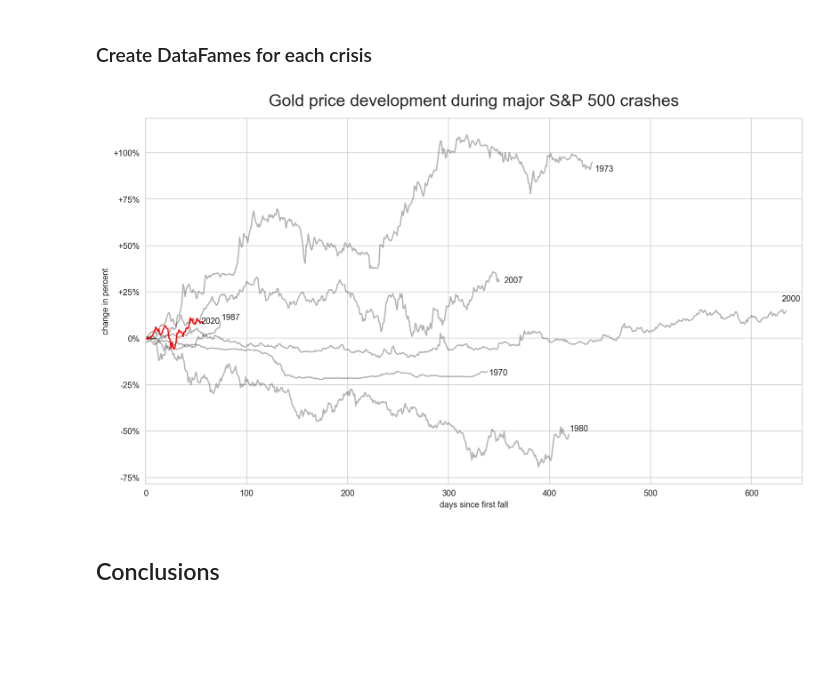
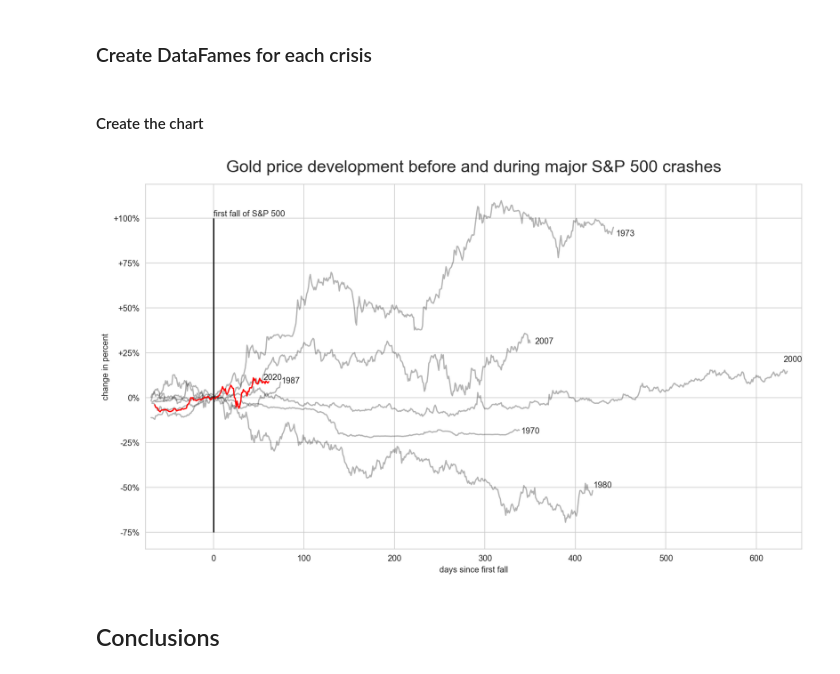
Before and after one commit to MarkusMueller-DS/Gold-development-during-crises, a Jupyter notebook: Gold_development_during_crises.ipynb, the cells around one changed output. Cells and saved outputs as stored; diff of their text form; code cells hidden in the pictures; blank space fills up the shorter version.

```diff
--- a/Gold_development_during_crises.ipynb
+++ b/Gold_development_during_crises.ipynb
@@ -125,7 +106,7 @@ dot_com_bubble = gold_data.loc['2000-03-20':'2002-09-30']
 # Financial crisis of 2007–08: 08.10.2007 - 02.03.2009
 financial_crisis_2007 = gold_data.loc['2007-10-08':'2009-03-02']
 # Corona (2020): 10.02.2020 - till now (01.05.2020)
-corona_2020 = gold_data.loc['2020-02-10':'2020-05-01']
+corona_2020 = gold_data.loc['2020-02-10':'2020-05-07']
 # %%
 # calculate cumulative ptc change for each crisis
 energy_crisis_1970['sum_ptc_change'] = energy_crisis_1970['USD (PM)'].pct_change().cumsum()
@@ -147,3 +159,32 @@ corona_2020['days_in_crisis'] = np.arange(0,len(corona_2020), 1)
+# %%
+# create the DataFrame with
+p_1970 = p_crisis(gold_data, '1969-05-12', 100)
+p_1973 = p_crisis(gold_data, '1969-01-02', 100)
+p_1980 = p_crisis(gold_data, '1980-11-24', 100)
+p_1987 = p_crisis(gold_data, '1987-08-17', 100)
+p_2000 = p_crisis(gold_data, '2000-03-20', 100)
+p_2007 = p_crisis(gold_data, '2007-10-08', 100)
+p_2020 = p_crisis(gold_data, '2020-02-10', 100)
+# %%
+# function to append DataFrames
+def append_DataFrame(p_df, c_df):
+    '''
+    p_df = DataFrame containing the prices prio crisis
+    c_df = DataFrame containign the prices in the crisis
+    '''
+    df = p_df.append(c_df)
+    return df
+# %%
+# create the finale DataFrame with the data before and during the crisis
+energy_crisis_1970 = append_DataFrame(p_1970, energy_crisis_1970)
+oil_crisis_1973 = append_DataFrame(p_1973, oil_crisis_1973)
+early_1980s_recession = append_DataFrame(p_1980, early_1980s_recession)
+black_monday = append_DataFrame(p_1987, black_monday)
+dot_com_bubble = append_DataFrame(p_2000, dot_com_bubble)
+financial_crisis_2007 = append_DataFrame(p_2007, financial_crisis_2007)
+corona_2020 = append_DataFrame(p_2020, corona_2020)
+# %% [markdown]
+#### Create the chart
 # %%
 # set the style to give the chart a grid
 sns.set_style('whitegrid')
@@ -153,30 +194,33 @@ tick_names = ['-75%', '-50%', '-25%', '0%', '+25%', '+50%', '+75%', '+100%']
 # %%
 plt.subplots(figsize=(14,8))
 
 plt.plot(energy_crisis_1970['days_in_crisis'], energy_crisis_1970['sum_ptc_change'], label='1970', color='k', alpha=0.3)
 plt.plot(oil_crisis_1973['days_in_crisis'], oil_crisis_1973['sum_ptc_change'], label='1973', color='k', alpha=0.3)
 plt.plot(early_1980s_recession['days_in_crisis'], early_1980s_recession['sum_ptc_change'], label='1980', color='k', alpha=0.3)
 plt.plot(black_monday['days_in_crisis'], black_monday['sum_ptc_change'], label='1987', color='k', alpha=0.3)
 plt.plot(dot_com_bubble['days_in_crisis'], dot_com_bubble['sum_ptc_change'], label='2000', color='k', alpha=0.3)
 plt.plot(financial_crisis_2007['days_in_crisis'], financial_crisis_2007['sum_ptc_change'], label='2007', color='k', alpha=0.3)
 plt.plot(corona_2020['days_in_crisis'], corona_2020['sum_ptc_change'], label='2020', color='r')
 
 plt.annotate('1970', xy=(340, -0.2))
 plt.annotate('1973', xy=(445, 0.9))
 plt.annotate('1980', xy=(420, -0.5))
-plt.annotate('1987', xy=(75, 0.1))
+plt.annotate('1987', xy=(75, 0.08))
 plt.annotate('2000', xy=(630, 0.2))
 plt.annotate('2007', xy=(355, 0.3))
-plt.annotate('2020', xy=(55, 0.08))
+plt.annotate('2020', xy=(55, 0.10))
 
-plt.xlim(0,650)
+plt.vlines(0, colors='k', ymin=-0.75, ymax=1)
+plt.annotate('first fall of S&P 500', xy=(0, 1.01))
+
+plt.xlim(-75,650)
 plt.yticks(ticks, tick_names)
-plt.title('Gold price development during major S&P 500 crashes', fontsize=20, pad=15)
+plt.title('Gold price development before and during major S&P 500 crashes', fontsize=20, pad=15)
 plt.xlabel('days since first fall')
 plt.ylabel('change in percent')
 plt.savefig('Gold_price_development_during_crashes.png', dpi=300);
 # %% [output]
-[figure, old version]
+[figure, new version]
 # %% [markdown]
 ## Conclusions
 # %%
```
Also changed, not shown: parts of 8 cells of this notebook, 1 other file.
